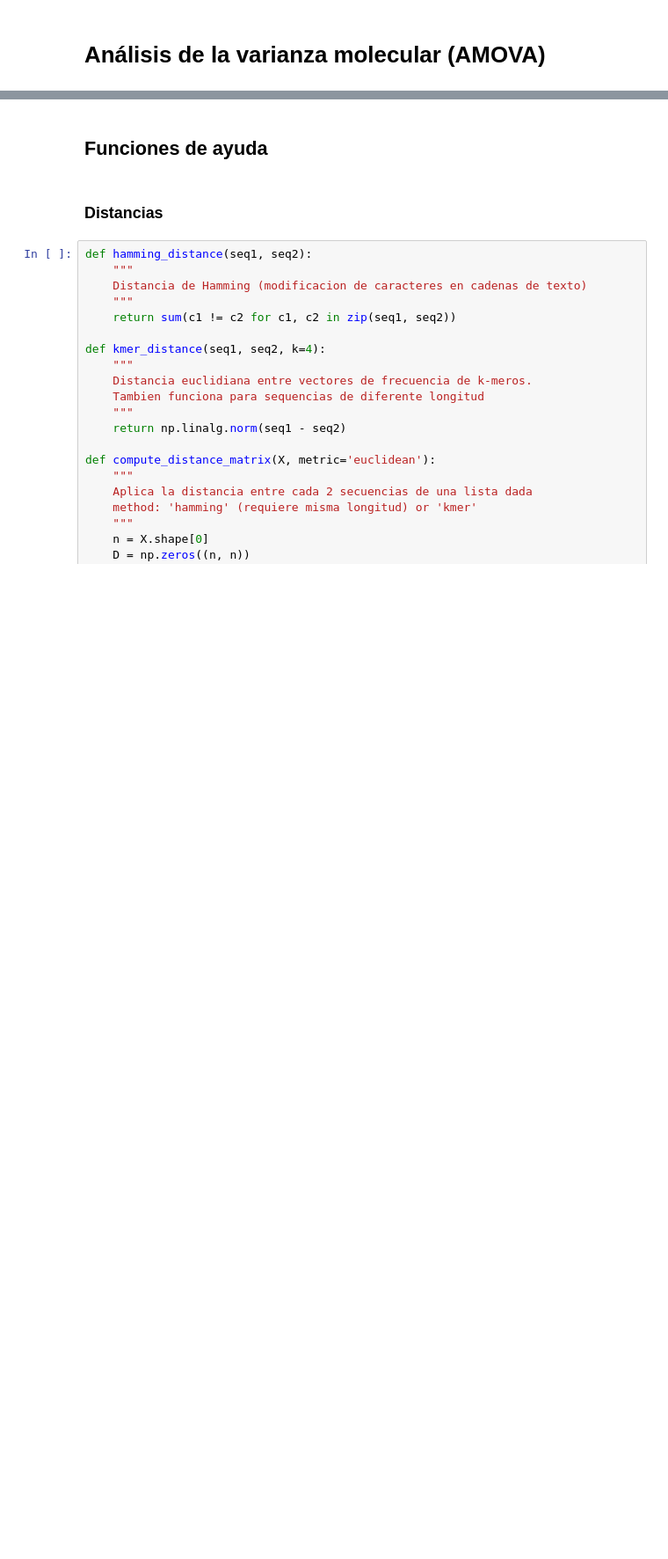
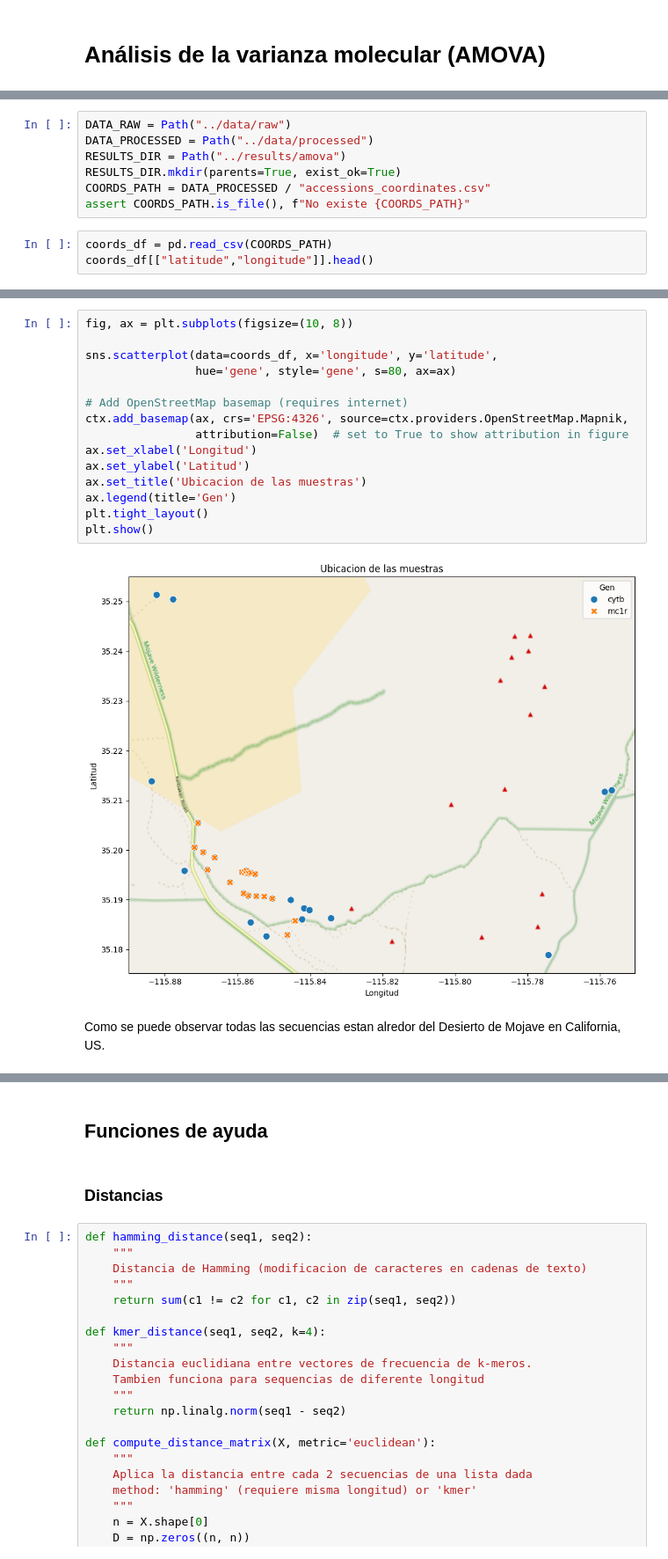
Before and after one commit to Desert-Analytics/genomica-cachoril, a Jupyter notebook: nbs/amova.ipynb, the cells around one changed output, grey strips where cells are left out. Shown at 88% size. Cells and saved outputs as stored; diff of their text form; blank space fills up the shorter version.

```diff
--- a/nbs/amova.ipynb
+++ b/nbs/amova.ipynb
@@ -12,0 +20,10 @@ import seaborn as sns
+# %%
+DATA_RAW = Path("../data/raw")
+DATA_PROCESSED = Path("../data/processed")
+RESULTS_DIR = Path("../results/amova")
+RESULTS_DIR.mkdir(parents=True, exist_ok=True)
+COORDS_PATH = DATA_PROCESSED / "accessions_coordinates.csv"
+assert COORDS_PATH.is_file(), f"No existe {COORDS_PATH}"
+# %%
+coords_df = pd.read_csv(COORDS_PATH)
+coords_df[["latitude","longitude"]].head()
@@ -12,0 +37,19 @@ import seaborn as sns
+# %%
+fig, ax = plt.subplots(figsize=(10, 8))
+
+sns.scatterplot(data=coords_df, x='longitude', y='latitude',
+                hue='gene', style='gene', s=80, ax=ax)
+
+# Add OpenStreetMap basemap (requires internet)
+ctx.add_basemap(ax, crs='EPSG:4326', source=ctx.providers.OpenStreetMap.Mapnik,
+                attribution=False)  # set to True to show attribution in figure
+ax.set_xlabel('Longitud')
+ax.set_ylabel('Latitud')
+ax.set_title('Ubicacion de las muestras')
+ax.legend(title='Gen')
+plt.tight_layout()
+plt.show()
+# %% [output]
+[figure, added]
+# %% [markdown]
+Como se puede observar todas las secuencias estan alredor del Desierto de Mojave en California, US.
```
Also changed, not shown: parts of 14 cells of this notebook, 2 other files.
